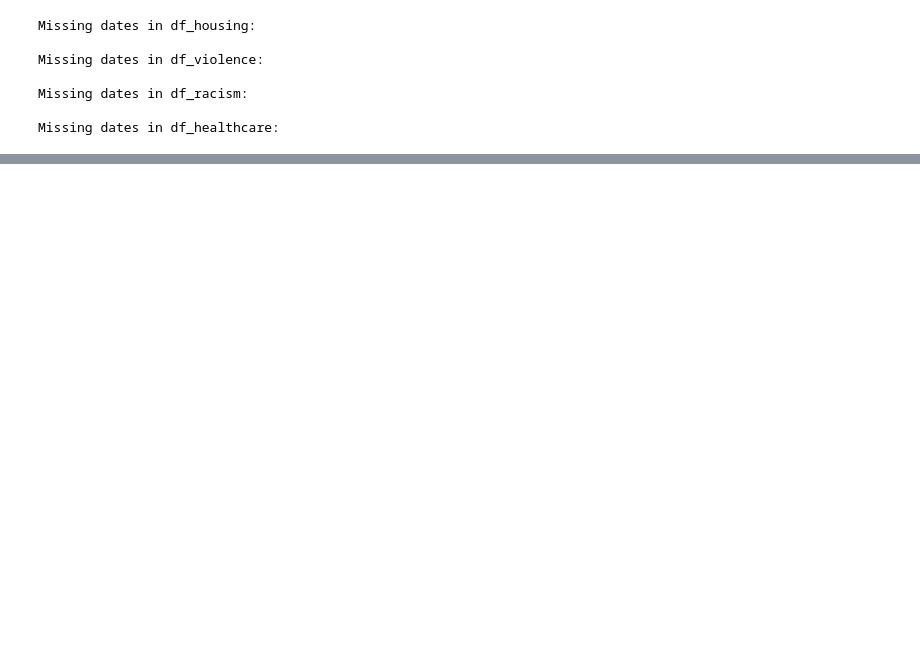
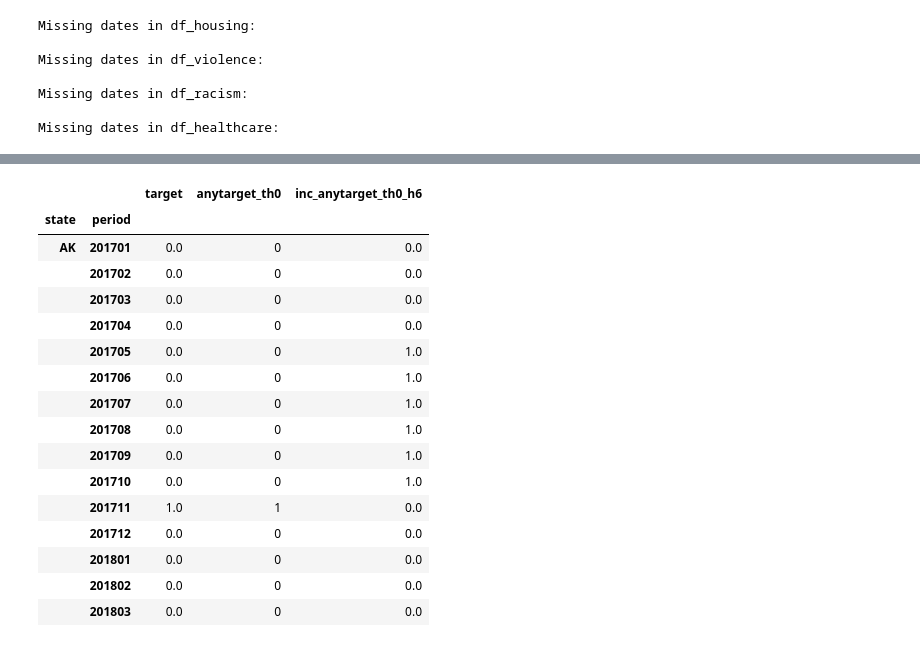
Before and after one commit to pablo-fdz/F-N_hw1, a Jupyter notebook: creating_incidence.ipynb, the cells around one changed output, grey strips where cells are left out. Cells and saved outputs as stored; diff of their text form; code cells hidden in the pictures; blank space fills up the shorter version.

Commit message:
commented incidence code

```diff
--- a/creating_incidence.ipynb
+++ b/creating_incidence.ipynb
@@ -149,4 +179,0 @@ However, a lower frequency does not imply lesser importance. On the contrary, th
-# %%
-# drop non relevant columns
-df = df.drop(columns=['year', 'month', 'type', 'issues', 'actors', 'claims', 'valence',
-                      'size_low', 'size_high', 'size_mean', 'notes'])
@@ -191,12 +215,0 @@ print(df.head())
-# %%
-# trasform the 'date' column to ignore the day of the month
-df['date'] = df['date'].dt.to_period('M').dt.to_timestamp()
-
-# identify combinations of state and date where target != 0
-non_zero_combinations = df[df['target'] != 0][['state', 'date']].drop_duplicates()
-
-# filter out rows with target == 0 if the same state and date exist in non_zero_combinations
-df = df[~((df['target'] == 0) & (df[['state', 'date']].apply(tuple, axis=1).isin(non_zero_combinations.apply(tuple, axis=1))))]
-# %%
-df = df.set_index(['state', 'date']).sort_index()
-df.head()
@@ -329,0 +376,32 @@ Missing dates in df_healthcare:
+# %%
+te_housing = target_engineer.TargetEngineer(df=df_housing, unit='state', time='period', y_col="target")
+te_violence = target_engineer.TargetEngineer(df=df_violence, unit='state', time='period', y_col="target")
+te_racism = target_engineer.TargetEngineer(df=df_racism, unit='state', time='period', y_col="target")
+te_healthcare = target_engineer.TargetEngineer(df=df_healthcare, unit='state', time='period', y_col="target")
+
+threshold = 0
+horizon = 6
+incidence_housing = te_housing.incidence(threshold=threshold, horizon=horizon)
+incidence_violence = te_violence.incidence(threshold=threshold, horizon=horizon)
+incidence_racism = te_racism.incidence(threshold=threshold, horizon=horizon)
+incidence_healthcare = te_healthcare.incidence(threshold=threshold, horizon=horizon)
+# %%
+incidence_housing.head(15)
+# %% [output]
+|  |  | target | anytarget_th0 | inc_anytarget_th0_h6 |
+| state | period |  |  |  |
+| AK | 201701 | 0.0 | 0 | 0.0 |
+|  | 201702 | 0.0 | 0 | 0.0 |
+|  | 201703 | 0.0 | 0 | 0.0 |
+|  | 201704 | 0.0 | 0 | 0.0 |
+|  | 201705 | 0.0 | 0 | 1.0 |
+|  | 201706 | 0.0 | 0 | 1.0 |
+|  | 201707 | 0.0 | 0 | 1.0 |
+|  | 201708 | 0.0 | 0 | 1.0 |
+|  | 201709 | 0.0 | 0 | 1.0 |
+|  | 201710 | 0.0 | 0 | 1.0 |
+|  | 201711 | 1.0 | 1 | 0.0 |
+|  | 201712 | 0.0 | 0 | 0.0 |
+|  | 201801 | 0.0 | 0 | 0.0 |
+|  | 201802 | 0.0 | 0 | 0.0 |
+|  | 201803 | 0.0 | 0 | 0.0 |
```
Also changed, not shown: parts of 24 cells of this notebook.
